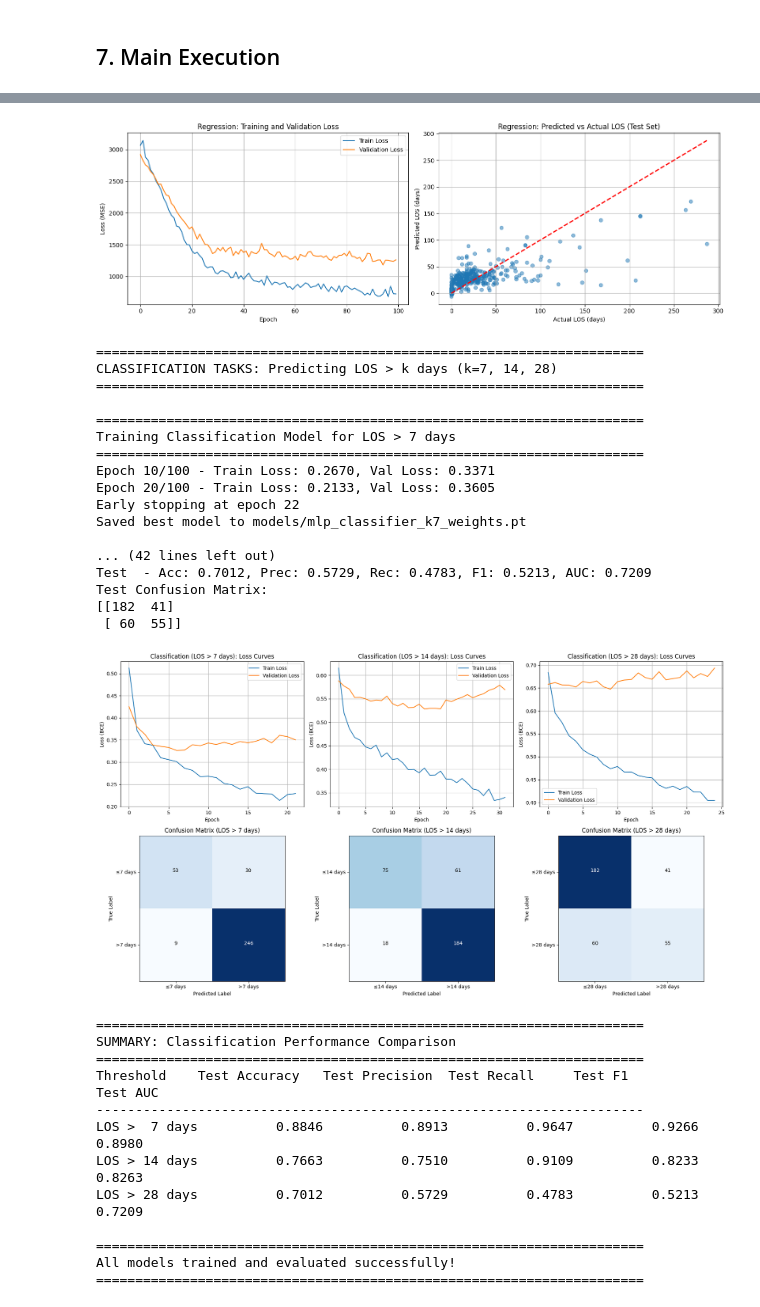
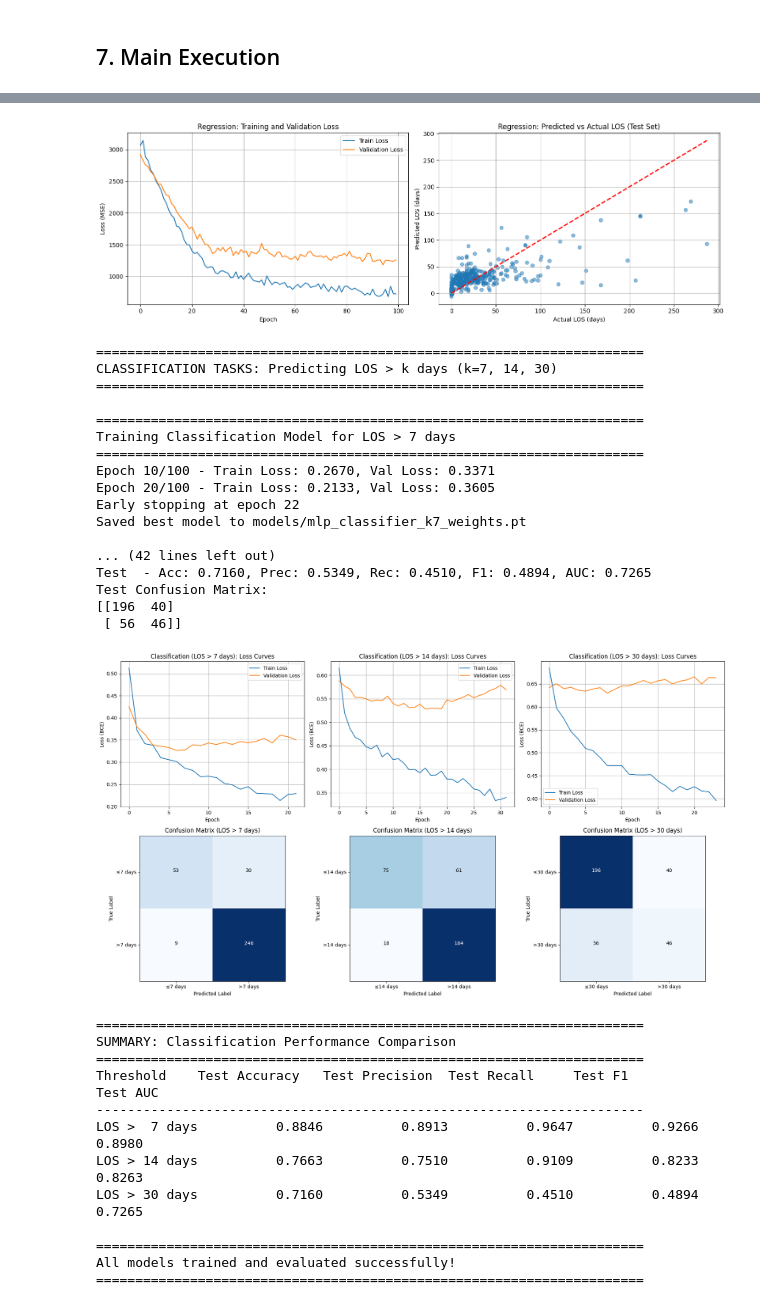
Before and after one commit to AbuzarHussain/fa2025-cs441-final-project, a Jupyter notebook: Brian/Champaign/Champaign.ipynb, the cells around one changed output, grey strips where cells are left out. Saved outputs shown, nothing was run; the diff lists cells and outputs as text; code cells hidden in the pictures.

```diff
--- a/Brian/Champaign/Champaign.ipynb
+++ b/Brian/Champaign/Champaign.ipynb
@@ -470,7 +470,7 @@ def load_champaign_data_for_mlp_regression(device=None):
         "test_size": X_test.shape[0],
     }
 
-    # Create classification labels for k=7, 14, 28 days
+    # Create classification labels for k=7, 14, 30 days
     y_class_7_train = (y_train > 7).astype(int)
     y_class_7_val = (y_val > 7).astype(int)
     y_class_7_test = (y_test > 7).astype(int)
@@ -479,9 +479,9 @@ def load_champaign_data_for_mlp_regression(device=None):
     y_class_14_val = (y_val > 14).astype(int)
     y_class_14_test = (y_test > 14).astype(int)
 
-    y_class_28_train = (y_train > 28).astype(int)
-    y_class_28_val = (y_val > 28).astype(int)
-    y_class_28_test = (y_test > 28).astype(int)
+    y_class_30_train = (y_train > 30).astype(int)
+    y_class_30_val = (y_val > 30).astype(int)
+    y_class_30_test = (y_test > 30).astype(int)
 
     classification_labels = {
         'k7': {
@@ -494,10 +494,10 @@ def load_champaign_data_for_mlp_regression(device=None):
             'val': y_class_14_val,
             'test': y_class_14_test
         },
-        'k28': {
-            'train': y_class_28_train,
-            'val': y_class_28_val,
-            'test': y_class_28_test
+        'k30': {
+            'train': y_class_30_train,
+            'val': y_class_30_val,
+            'test': y_class_30_test
         }
     }
 
@@ -1322,12 +1322,12 @@ plt.show()
 
 # ===== CLASSIFICATION TASKS =====
 print("\n" + "="*70)
-print("CLASSIFICATION TASKS: Predicting LOS > k days (k=7, 14, 28)")
+print("CLASSIFICATION TASKS: Predicting LOS > k days (k=7, 14, 30)")
 print("="*70)
 
 classification_results = {}
 
-for k_name, k_val in [('k7', 7), ('k14', 14), ('k28', 28)]:
+for k_name, k_val in [('k7', 7), ('k14', 14), ('k30', 30)]:
     print(f"\n{'='*70}")
     print(f"Training Classification Model for LOS > {k_val} days")
     print(f"{'='*70}")
@@ -1381,7 +1381,7 @@ for k_name, k_val in [('k7', 7), ('k14', 14), ('k28', 28)]:
 fig, axes = plt.subplots(2, 3, figsize=(18, 10))
 
 # Loss curves for each k
-for idx, (k_name, k_val) in enumerate([('k7', 7), ('k14', 14), ('k28', 28)]):
+for idx, (k_name, k_val) in enumerate([('k7', 7), ('k14', 14), ('k30', 30)]):
     axes[0, idx].plot(classification_results[k_name]['train_losses'], label='Train Loss')
     axes[0, idx].plot(classification_results[k_name]['val_losses'], label='Validation Loss')
     axes[0, idx].set_title(f'Classification (LOS > {k_val} days): Loss Curves')
@@ -1391,7 +1391,7 @@ for idx, (k_name, k_val) in enumerate([('k7', 7), ('k14', 14), ('k28', 28)]):
     axes[0, idx].grid(True)
 
 # Confusion matrices
-for idx, (k_name, k_val) in enumerate([('k7', 7), ('k14', 14), ('k28', 28)]):
+for idx, (k_name, k_val) in enumerate([('k7', 7), ('k14', 14), ('k30', 30)]):
     cm = classification_results[k_name]['test']['confusion_matrix']
     axes[1, idx].imshow(cm, interpolation='nearest', cmap=plt.cm.Blues)
     axes[1, idx].set_title(f'Confusion Matrix (LOS > {k_val} days)')
@@ -1420,7 +1420,7 @@ print("SUMMARY: Classification Performance Comparison")
 print("="*70)
 print(f"{'Threshold':<12} {'Test Accuracy':<15} {'Test Precision':<15} {'Test Recall':<15} {'Test F1':<15} {'Test AUC':<15}")
 print("-"*70)
-for k_name, k_val in [('k7', 7), ('k14', 14), ('k28', 28)]:
+for k_name, k_val in [('k7', 7), ('k14', 14), ('k30', 30)]:
     test_metrics = classification_results[k_name]['test']
     print(f"LOS > {k_val:2d} days  {test_metrics['accuracy']:>14.4f}  {test_metrics['precision']:>14.4f}  "
           f"{test_metrics['recall']:>14.4f}  {test_metrics['f1']:>14.4f}  {test_metrics['roc_auc']:>14.4f}")
@@ -1433,38 +1433,38 @@ Using device: cuda
 Loading Champaign data from Excel files...
   Loaded Data/Champaign 1.xlsx: 2038 records
   Loaded Data/Champaign 2.xlsx: 2021 records
   Loaded Data/Champaign 3.xlsx: 2002 records
   Loaded Data/Champaign 4.xlsx: 1707 records
 Loaded 7768 total records. Filtering dogs...
 After Species == DOG: 2278 records
 StayLength describe:
  count    2249.000000
 mean       33.081814
 std        44.832830
 ... (25 lines left out)
 MLP Regression Results:
 Train - MAE: 34.48, RMSE: 54.69, R²: -0.4621
 Val   - MAE: 22.20, RMSE: 36.09, R²: 0.3667
 Test  - MAE: 19.22, RMSE: 31.23, R²: 0.4546
 [figure]
 ======================================================================
-CLASSIFICATION TASKS: Predicting LOS > k days (k=7, 14, 28)
+CLASSIFICATION TASKS: Predicting LOS > k days (k=7, 14, 30)
 ======================================================================
 
 ======================================================================
 Training Classification Model for LOS > 7 days
 ======================================================================
 Epoch 10/100 - Train Loss: 0.2670, Val Loss: 0.3371
 Epoch 20/100 - Train Loss: 0.2133, Val Loss: 0.3605
 Early stopping at epoch 22
 Saved best model to models/mlp_classifier_k7_weights.pt
 
 ... (42 lines left out)
-Test  - Acc: 0.7012, Prec: 0.5729, Rec: 0.4783, F1: 0.5213, AUC: 0.7209
+Test  - Acc: 0.7160, Prec: 0.5349, Rec: 0.4510, F1: 0.4894, AUC: 0.7265
 Test Confusion Matrix:
-[[182  41]
- [ 60  55]]
+[[196  40]
+ [ 56  46]]
-[figure, old version]
+[figure, new version]
 ======================================================================
 SUMMARY: Classification Performance Comparison
 ======================================================================
@@ -1472,7 +1472,7 @@ Threshold    Test Accuracy   Test Precision  Test Recall     Test F1         Tes
 ----------------------------------------------------------------------
 LOS >  7 days          0.8846          0.8913          0.9647          0.9266          0.8980
 LOS > 14 days          0.7663          0.7510          0.9109          0.8233          0.8263
-LOS > 28 days          0.7012          0.5729          0.4783          0.5213          0.7209
+LOS > 30 days          0.7160          0.5349          0.4510          0.4894          0.7265
 
 ======================================================================
 All models trained and evaluated successfully!
```
Also changed, not shown: 1 other file.
